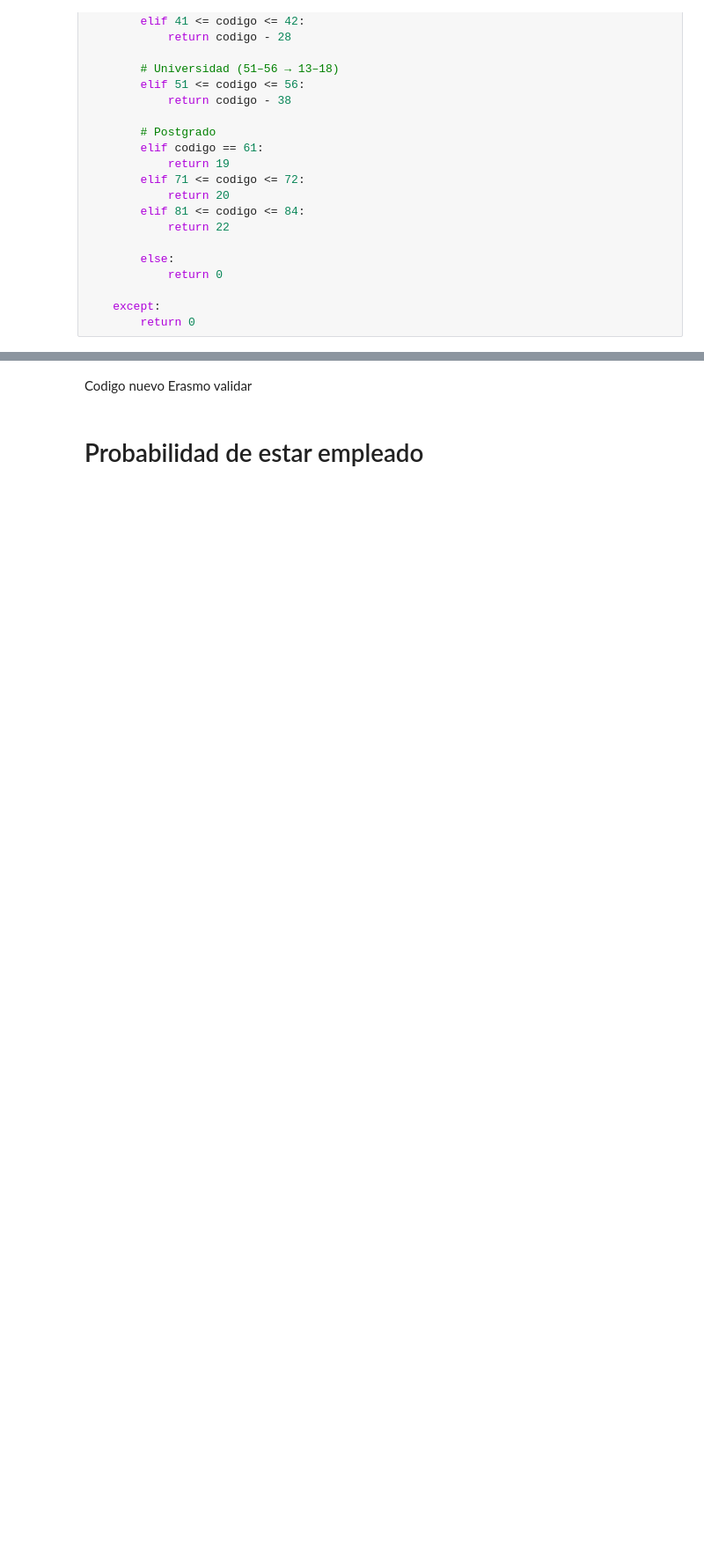
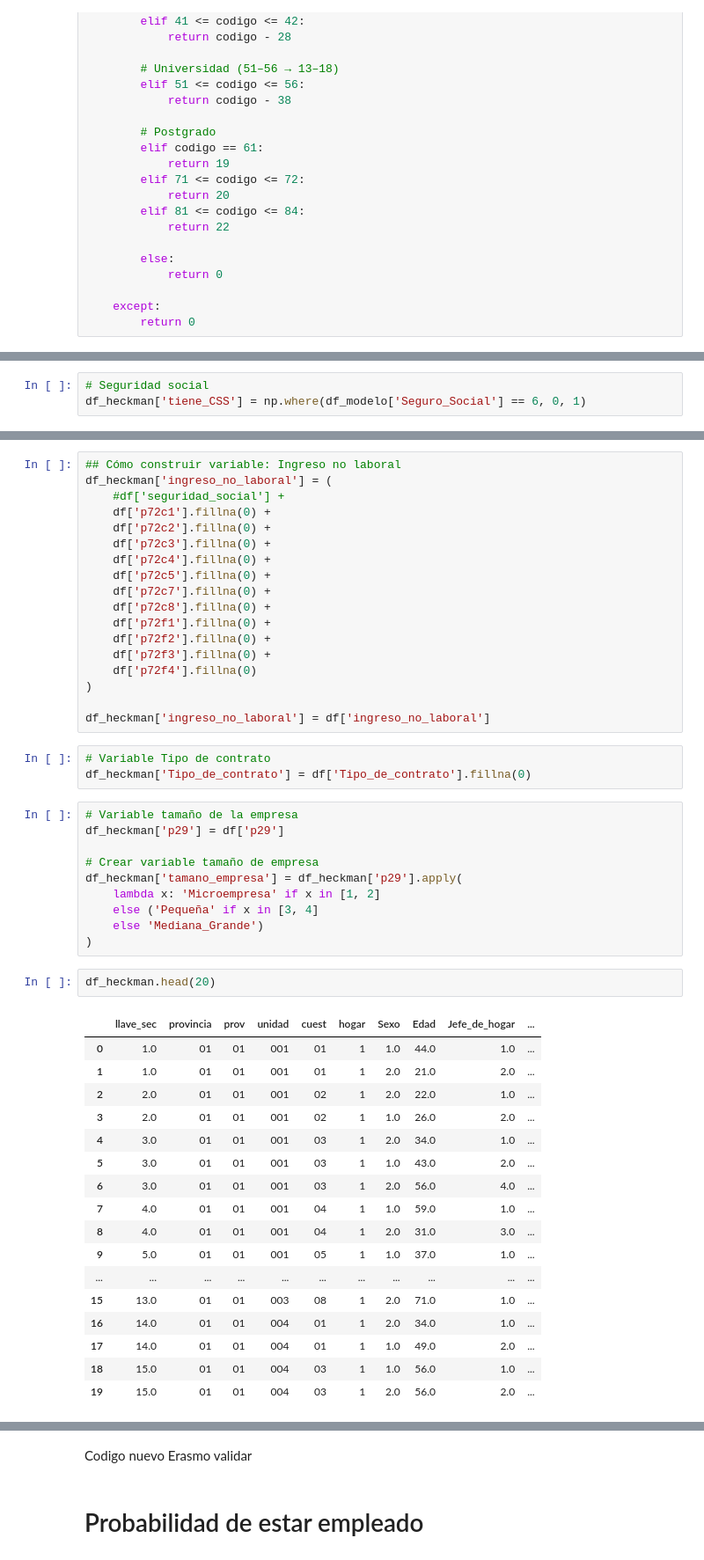
Before and after one commit to edreyesc/ProyectoIngegradorII, a Jupyter notebook: proy_integrador2_empleo_v3.ipynb, the cells around one changed output, grey strips where cells are left out. Shown at 88% size. Cells and saved outputs as stored; diff of their text form; blank space fills up the shorter version.

Commit message:
Variables del modelo de Heckman

```diff
--- a/proy_integrador2_empleo_v3.ipynb
+++ b/proy_integrador2_empleo_v3.ipynb
@@ -882,0 +955,3 @@ df_mincer[['anios_educacion', 'experiencia', 'experiencia2','ln_ingreso']].descr
+# %%
+# Seguridad social
+df_heckman['tiene_CSS'] = np.where(df_modelo['Seguro_Social'] == 6, 0, 1)
@@ -882,0 +972,51 @@ df_mincer[['anios_educacion', 'experiencia', 'experiencia2','ln_ingreso']].descr
+# %%
+## Cómo construir variable: Ingreso no laboral
+df_heckman['ingreso_no_laboral'] = (
+    #df['seguridad_social'] +
+    df['p72c1'].fillna(0) +
+    df['p72c2'].fillna(0) +
+    df['p72c3'].fillna(0) +
+    df['p72c4'].fillna(0) +
+    df['p72c5'].fillna(0) +
+    df['p72c7'].fillna(0) +
+    df['p72c8'].fillna(0) +
+    df['p72f1'].fillna(0) +
+    df['p72f2'].fillna(0) +
+    df['p72f3'].fillna(0) +
+    df['p72f4'].fillna(0)
+)
+
+df_heckman['ingreso_no_laboral'] = df['ingreso_no_laboral']
+# %%
+# Variable Tipo de contrato
+df_heckman['Tipo_de_contrato'] = df['Tipo_de_contrato'].fillna(0)
+# %%
+# Variable tamaño de la empresa
+df_heckman['p29'] = df['p29']
+
+# Crear variable tamaño de empresa
+df_heckman['tamano_empresa'] = df_heckman['p29'].apply(
+    lambda x: 'Microempresa' if x in [1, 2]
+    else ('Pequeña' if x in [3, 4]
+    else 'Mediana_Grande')
+)
+# %%
+df_heckman.head(20)
+# %% [output]
+|  | llave_sec | provincia | prov | unidad | cuest | hogar | Sexo | Edad | Jefe_de_hogar | ... |
+| 0 | 1.0 | 01 | 01 | 001 | 01 | 1 | 1.0 | 44.0 | 1.0 | ... |
+| 1 | 1.0 | 01 | 01 | 001 | 01 | 1 | 2.0 | 21.0 | 2.0 | ... |
+| 2 | 2.0 | 01 | 01 | 001 | 02 | 1 | 2.0 | 22.0 | 1.0 | ... |
+| 3 | 2.0 | 01 | 01 | 001 | 02 | 1 | 1.0 | 26.0 | 2.0 | ... |
+| 4 | 3.0 | 01 | 01 | 001 | 03 | 1 | 2.0 | 34.0 | 1.0 | ... |
+| 5 | 3.0 | 01 | 01 | 001 | 03 | 1 | 1.0 | 43.0 | 2.0 | ... |
+| 6 | 3.0 | 01 | 01 | 001 | 03 | 1 | 2.0 | 56.0 | 4.0 | ... |
+| 7 | 4.0 | 01 | 01 | 001 | 04 | 1 | 1.0 | 59.0 | 1.0 | ... |
+| 8 | 4.0 | 01 | 01 | 001 | 04 | 1 | 2.0 | 31.0 | 3.0 | ... |
+| 9 | 5.0 | 01 | 01 | 001 | 05 | 1 | 1.0 | 37.0 | 1.0 | ... |
+| ... | ... | ... | ... | ... | ... | ... | ... | ... | ... | ... |
+| 15 | 13.0 | 01 | 01 | 003 | 08 | 1 | 2.0 | 71.0 | 1.0 | ... |
+| 16 | 14.0 | 01 | 01 | 004 | 01 | 1 | 2.0 | 34.0 | 1.0 | ... |
+| 17 | 14.0 | 01 | 01 | 004 | 01 | 1 | 1.0 | 49.0 | 2.0 | ... |
+| 18 | 15.0 | 01 | 01 | 004 | 03 | 1 | 1.0 | 56.0 | 1.0 | ... |
+| 19 | 15.0 | 01 | 01 | 004 | 03 | 1 | 2.0 | 56.0 | 2.0 | ... |
```
Also changed, not shown: parts of 19 cells of this notebook.
